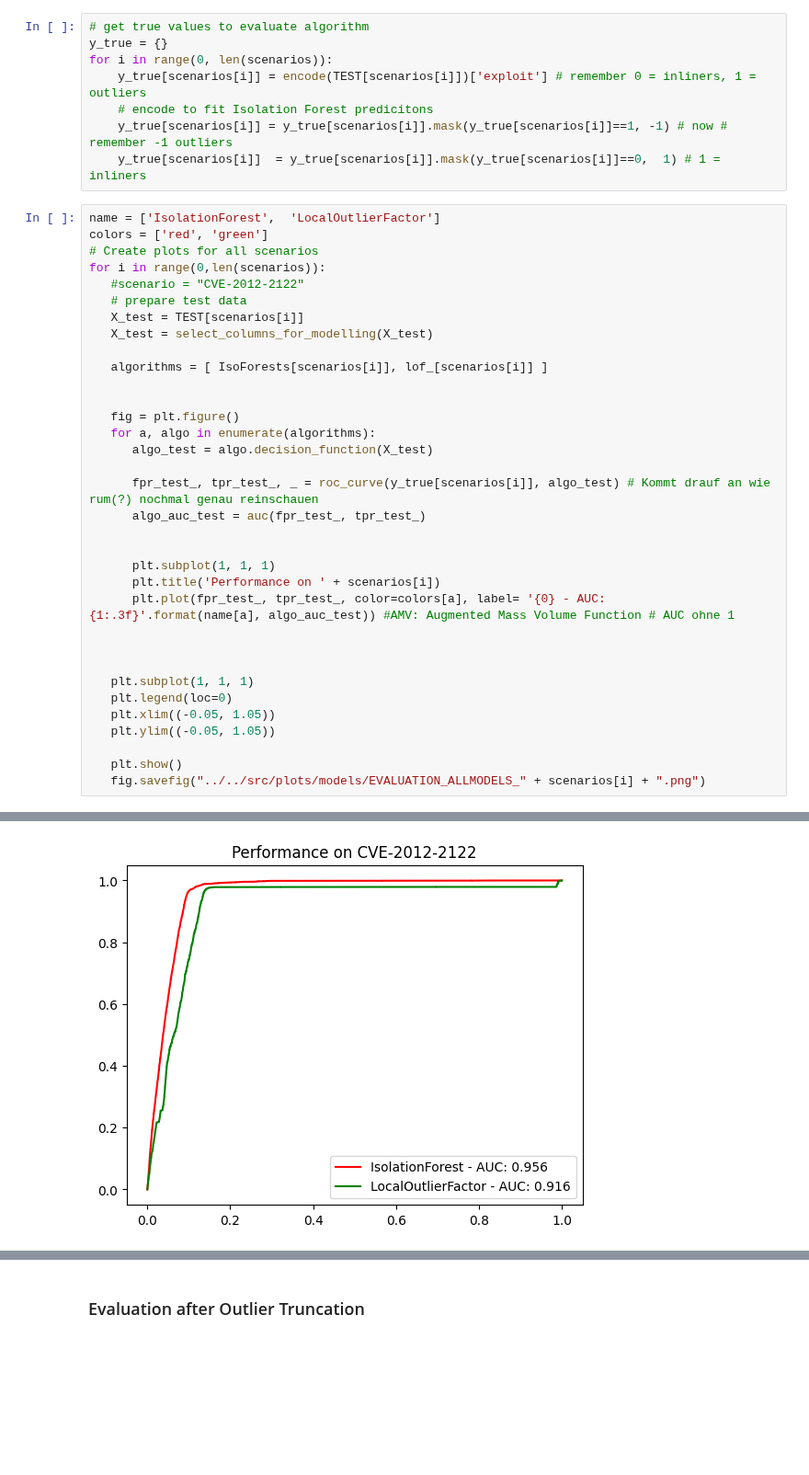
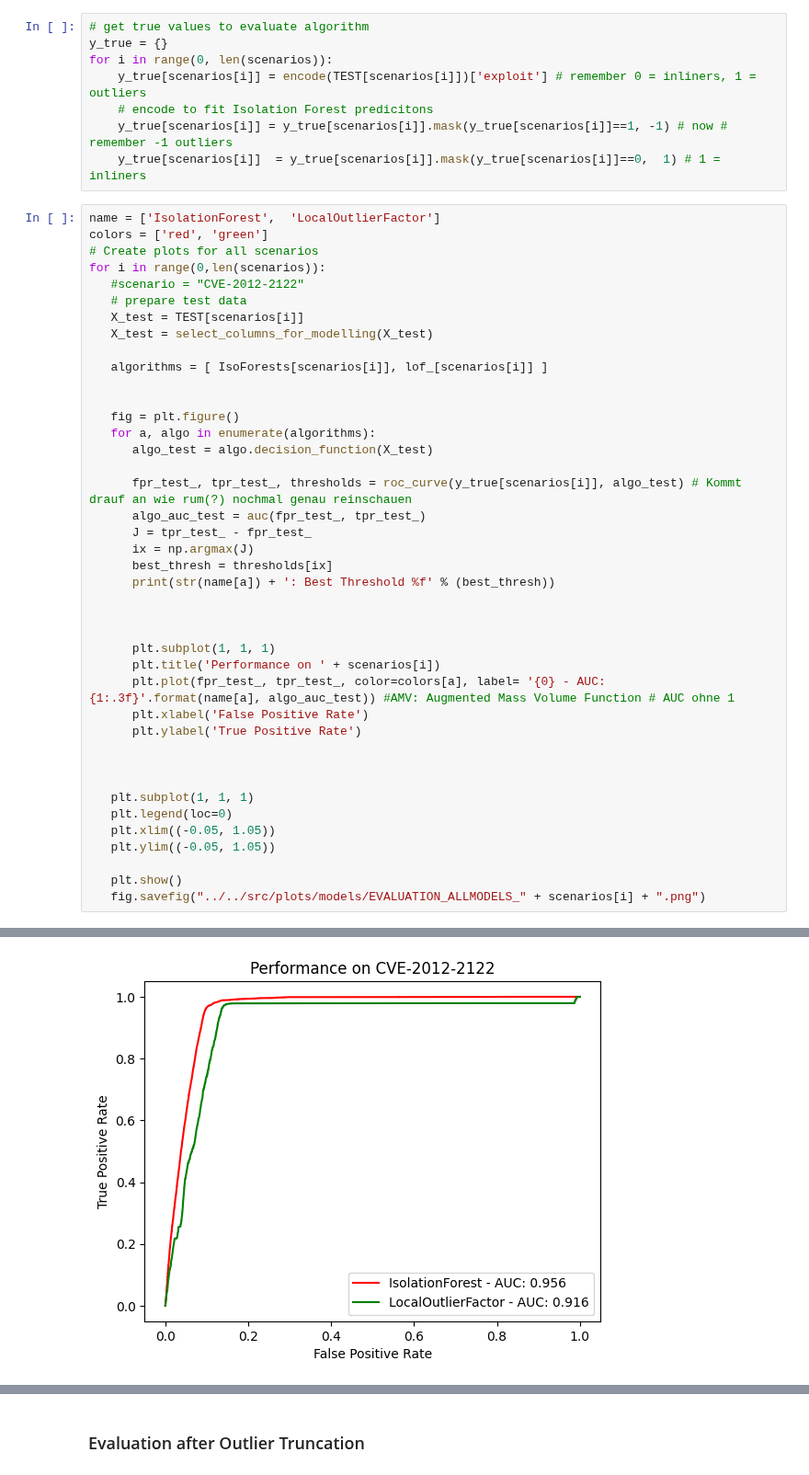
Before and after one commit to Janalytics94/anomaly-detection-software, a Jupyter notebook: src/notebooks/Evaluation.ipynb, the cells around one changed output, grey strips where cells are left out. Shown at 92% size. Drawn from its saved outputs; the diff is of its cells as text; blank space fills up the shorter version.

```diff
--- a/src/notebooks/Evaluation.ipynb
+++ b/src/notebooks/Evaluation.ipynb
@@ -92,13 +93,20 @@ for i in range(0,len(scenarios)):
    for a, algo in enumerate(algorithms):
       algo_test = algo.decision_function(X_test)
 
-      fpr_test_, tpr_test_, _ = roc_curve(y_true[scenarios[i]], algo_test) # Kommt drauf an wie rum(?) nochmal genau reinschauen
+      fpr_test_, tpr_test_, thresholds = roc_curve(y_true[scenarios[i]], algo_test) # Kommt drauf an wie rum(?) nochmal genau reinschauen
       algo_auc_test = auc(fpr_test_, tpr_test_)
+      J = tpr_test_ - fpr_test_
+      ix = np.argmax(J)
+      best_thresh = thresholds[ix]
+      print(str(name[a]) + ': Best Threshold %f' % (best_thresh))
+
 
 
       plt.subplot(1, 1, 1)
       plt.title('Performance on ' + scenarios[i])
       plt.plot(fpr_test_, tpr_test_, color=colors[a], label= '{0} - AUC: {1:.3f}'.format(name[a], algo_auc_test)) #AMV: Augmented Mass Volume Function # AUC ohne 1
+      plt.xlabel('False Positive Rate')
+      plt.ylabel('True Positive Rate')
 
 
 
@@ -113 +123 @@ for i in range(0,len(scenarios)):
-[figure, old version]
+[figure, new version]
```
Also changed, not shown: parts of 3 cells of this notebook, 17 other files.
